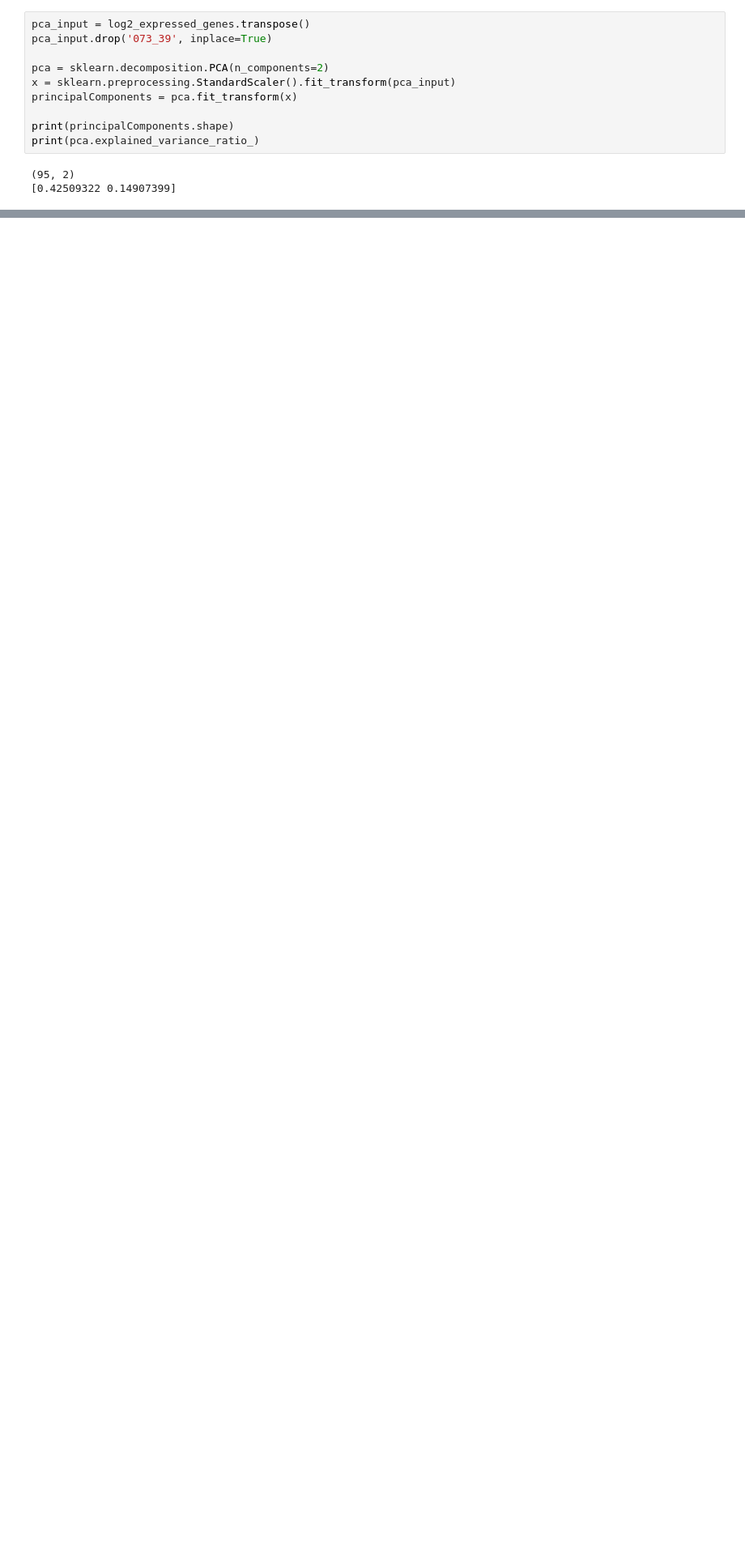
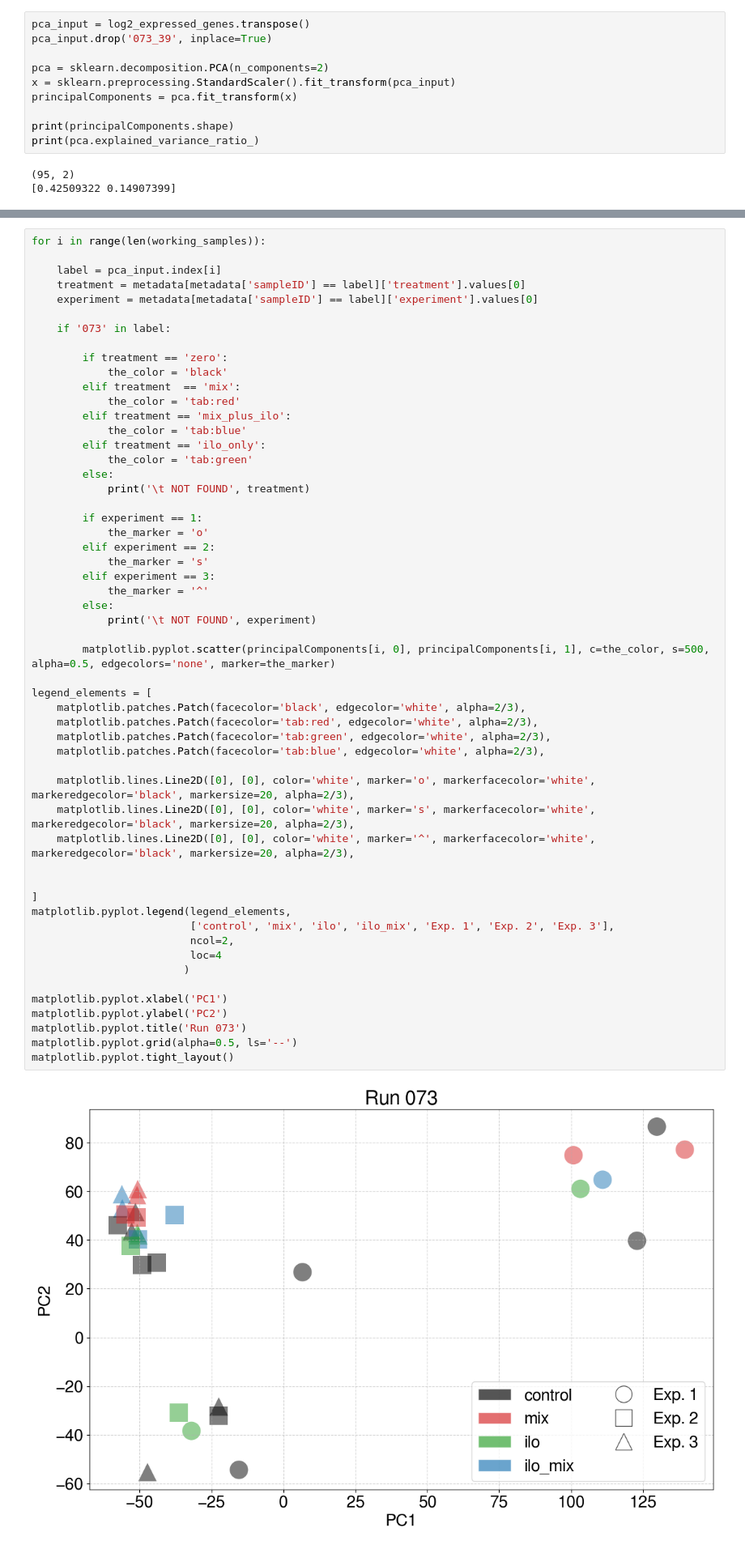
Before and after one commit to adelomana/vigur, a Jupyter notebook: sequencing/quality control/quality control.ipynb, the cells around one changed output, grey strips where cells are left out. Shown at 81% size. Drawn from its saved outputs; the diff is of its cells as text; blank space fills up the shorter version.

```diff
--- a/sequencing/quality control/quality control.ipynb
+++ b/sequencing/quality control/quality control.ipynb
@@ -121,0 +202,56 @@ matplotlib.pyplot.tight_layout()
+# %%
+for i in range(len(working_samples)):
+
+    label = pca_input.index[i]
+    treatment = metadata[metadata['sampleID'] == label]['treatment'].values[0]
+    experiment = metadata[metadata['sampleID'] == label]['experiment'].values[0]
+
+    if '073' in label:
+
+        if treatment == 'zero':
+            the_color = 'black'
+        elif treatment  == 'mix':
+            the_color = 'tab:red'
+        elif treatment == 'mix_plus_ilo':
+            the_color = 'tab:blue'
+        elif treatment == 'ilo_only':
+            the_color = 'tab:green'
+        else:
+            print('\t NOT FOUND', treatment)
+
+        if experiment == 1:
+            the_marker = 'o'
+        elif experiment == 2:
+            the_marker = 's'
+        elif experiment == 3:
+            the_marker = '^'
+        else:
+            print('\t NOT FOUND', experiment)
+
+        matplotlib.pyplot.scatter(principalComponents[i, 0], principalComponents[i, 1], c=the_color, s=500, alpha=0.5, edgecolors='none', marker=the_marker)
+
+legend_elements = [
+    matplotlib.patches.Patch(facecolor='black', edgecolor='white', alpha=2/3),
+    matplotlib.patches.Patch(facecolor='tab:red', edgecolor='white', alpha=2/3),
+    matplotlib.patches.Patch(facecolor='tab:green', edgecolor='white', alpha=2/3),
+    matplotlib.patches.Patch(facecolor='tab:blue', edgecolor='white', alpha=2/3),
+
+    matplotlib.lines.Line2D([0], [0], color='white', marker='o', markerfacecolor='white', markeredgecolor='black', markersize=20, alpha=2/3),
+    matplotlib.lines.Line2D([0], [0], color='white', marker='s', markerfacecolor='white', markeredgecolor='black', markersize=20, alpha=2/3),
+    matplotlib.lines.Line2D([0], [0], color='white', marker='^', markerfacecolor='white', markeredgecolor='black', markersize=20, alpha=2/3),
+
+
+]
+matplotlib.pyplot.legend(legend_elements,
+                         ['control', 'mix', 'ilo', 'ilo_mix', 'Exp. 1', 'Exp. 2', 'Exp. 3'],
+                         ncol=2,
+                         loc=4
+                        )
+
+matplotlib.pyplot.xlabel('PC1')
+matplotlib.pyplot.ylabel('PC2')
+matplotlib.pyplot.title('Run 073')
+matplotlib.pyplot.grid(alpha=0.5, ls='--')
+matplotlib.pyplot.tight_layout()
+# %% [output]
+[figure, added]
```
Also changed, not shown: parts of 9 cells of this notebook, 4 other files.
